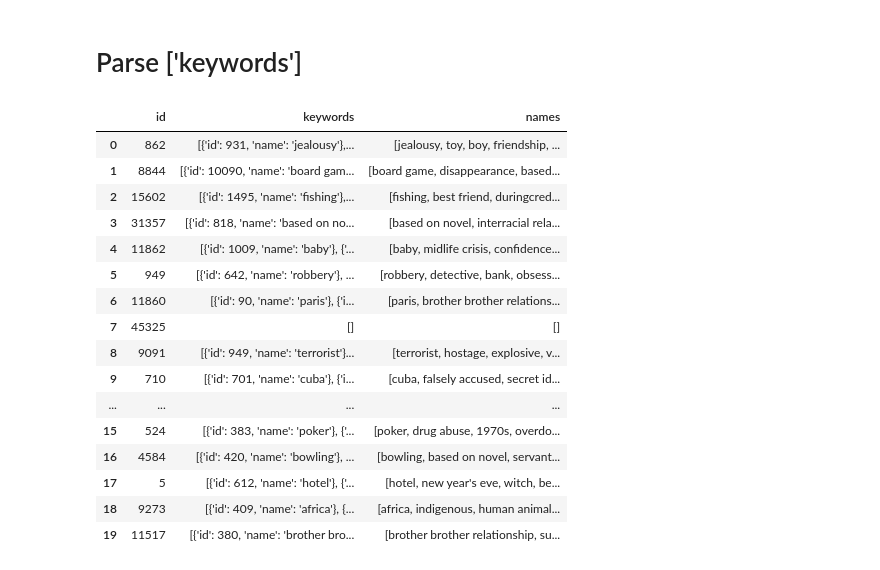
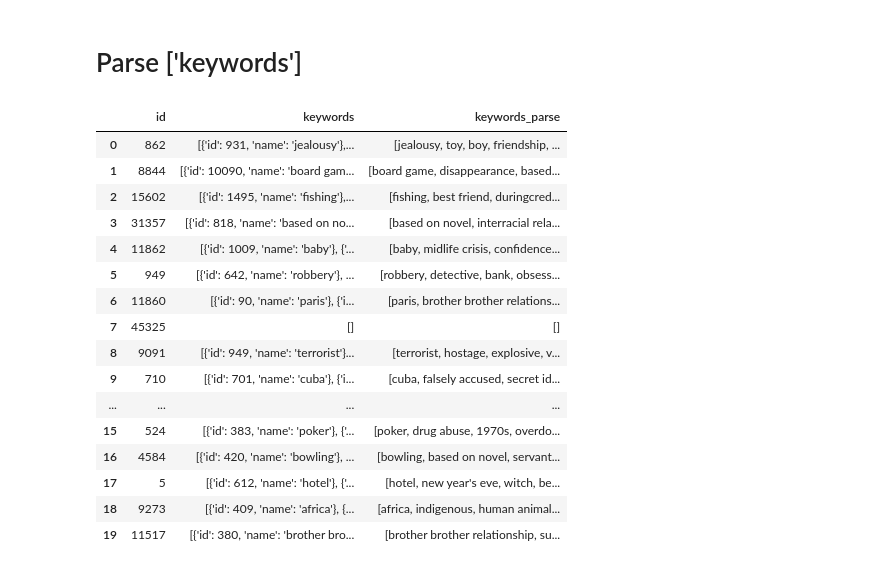
Before and after one commit to slimrivermoi/Techlabs-DS5, a Jupyter notebook: edit_data/Lee/data_cleanup_keywords_df_parse.ipynb, the cells around one changed output. Saved outputs shown, nothing was run; the diff lists cells and outputs as text; code cells hidden in the pictures.

```diff
--- a/edit_data/Lee/data_cleanup_keywords_df_parse.ipynb
+++ b/edit_data/Lee/data_cleanup_keywords_df_parse.ipynb
@@ -3,25 +3,25 @@
 # %%
 import pandas as pd
 import ast
 
 
 keywords_df = pd.read_csv("../../source_data/keywords.csv")
 
 # Function to parse the string and extract names
 def extract_names(keyword_string):
     # Safely evaluate the string to a Python object
     keyword_list = ast.literal_eval(keyword_string)
     # Extract names
     names = [keyword['name'] for keyword in keyword_list]
     return names
 
 # Apply the function to the DataFrame
-keywords_df['names'] = keywords_df['keywords'].apply(extract_names)
+keywords_df['keywords_parse'] = keywords_df['keywords'].apply(extract_names)
 
 # Display the DataFrame
 keywords_df.head(20)
 # %% [output]
-|  | id | keywords | names |
+|  | id | keywords | keywords_parse |
 | 0 | 862 | [{'id': 931, 'name': 'jealousy'},... | [jealousy, toy, boy, friendship, ... |
 | 1 | 8844 | [{'id': 10090, 'name': 'board gam... | [board game, disappearance, based... |
 | 2 | 15602 | [{'id': 1495, 'name': 'fishing'},... | [fishing, best friend, duringcred... |
```
Also changed, not shown: parts of 1 cell of this notebook.
